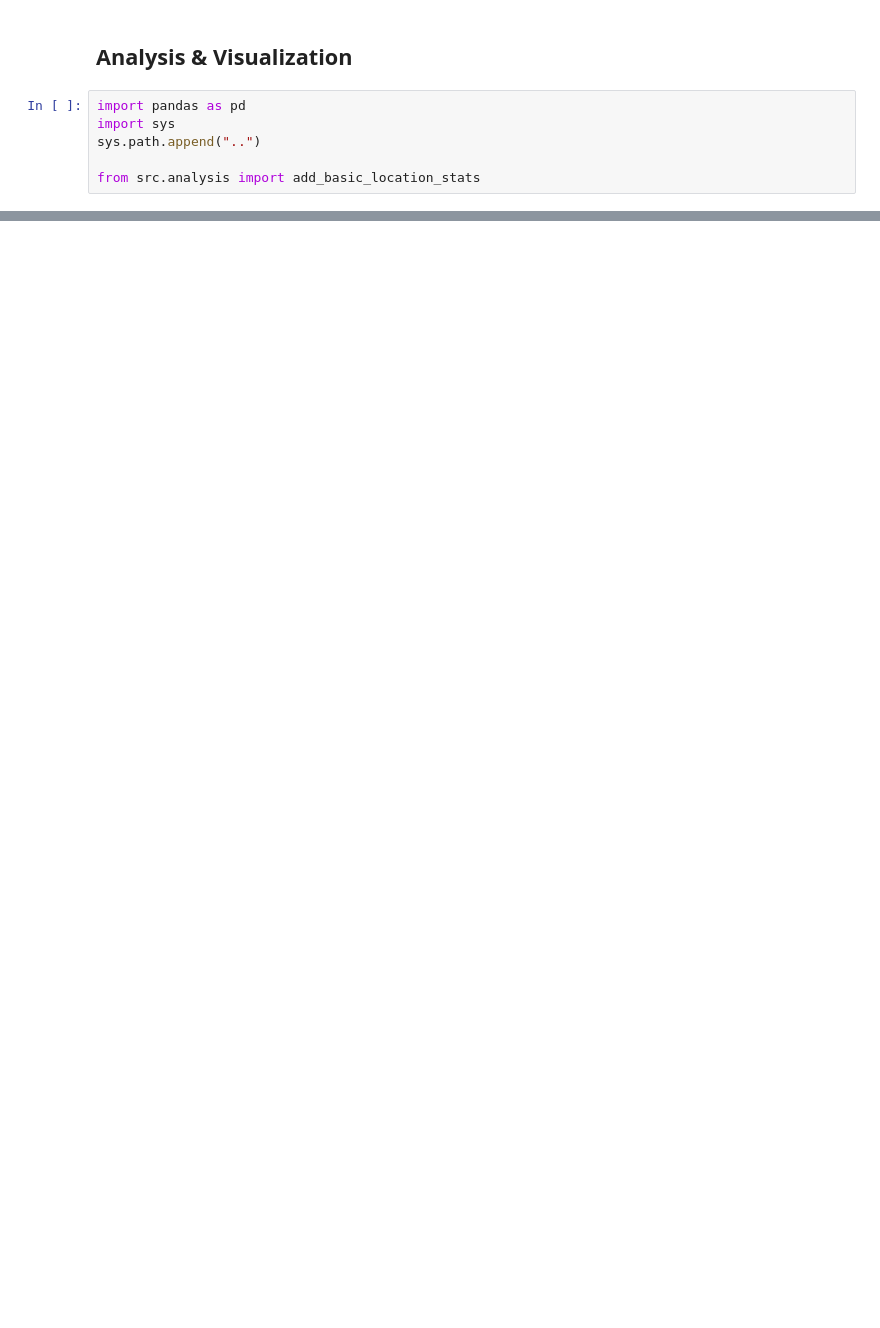
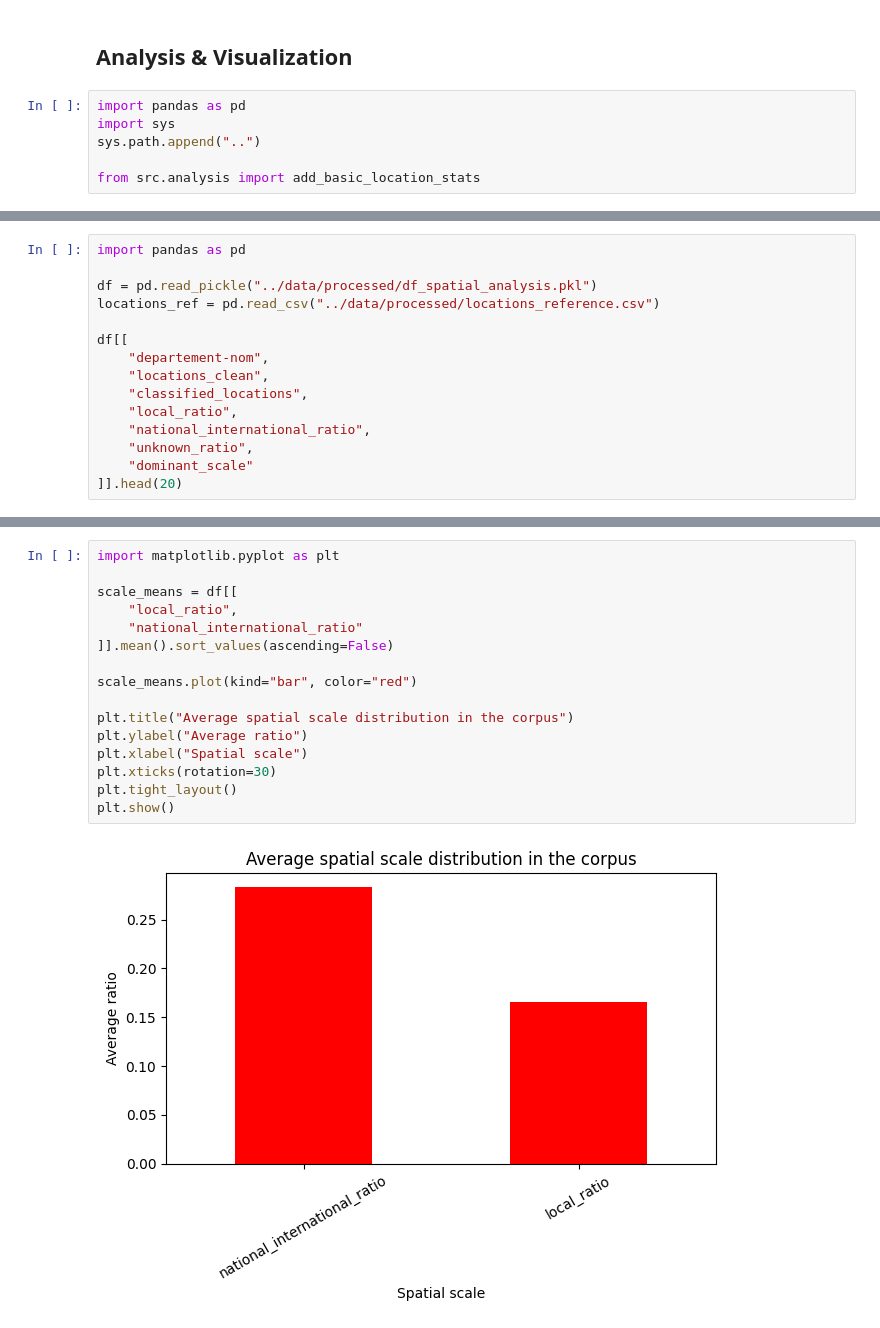
Before and after one commit to Yasmxne/NLP_Project_SpatialAnalysis, a Jupyter notebook: notebooks/03_analysis_visualization.ipynb, the cells around one changed output, grey strips where cells are left out. Drawn from its saved outputs; the diff is of its cells as text; blank space fills up the shorter version.

Commit message:
Ajout de la classification local/national/international

```diff
--- a/notebooks/03_analysis_visualization.ipynb
+++ b/notebooks/03_analysis_visualization.ipynb
@@ -54,0 +63,15 @@ df_analysis[["locations", "locations_clean"]].head(20)
+# %%
+import pandas as pd
+
+df = pd.read_pickle("../data/processed/df_spatial_analysis.pkl")
+locations_ref = pd.read_csv("../data/processed/locations_reference.csv")
+
+df[[
+    "departement-nom",
+    "locations_clean",
+    "classified_locations",
+    "local_ratio",
+    "national_international_ratio",
+    "unknown_ratio",
+    "dominant_scale"
+]].head(20)
@@ -54,0 +119,18 @@ df_analysis[["locations", "locations_clean"]].head(20)
+# %%
+import matplotlib.pyplot as plt
+
+scale_means = df[[
+    "local_ratio",
+    "national_international_ratio"
+]].mean().sort_values(ascending=False)
+
+scale_means.plot(kind="bar", color="red")
+
+plt.title("Average spatial scale distribution in the corpus")
+plt.ylabel("Average ratio")
+plt.xlabel("Spatial scale")
+plt.xticks(rotation=30)
+plt.tight_layout()
+plt.show()
+# %% [output]
+[figure, added]
```
Also changed, not shown: parts of 12 cells of this notebook, 1 other file.
